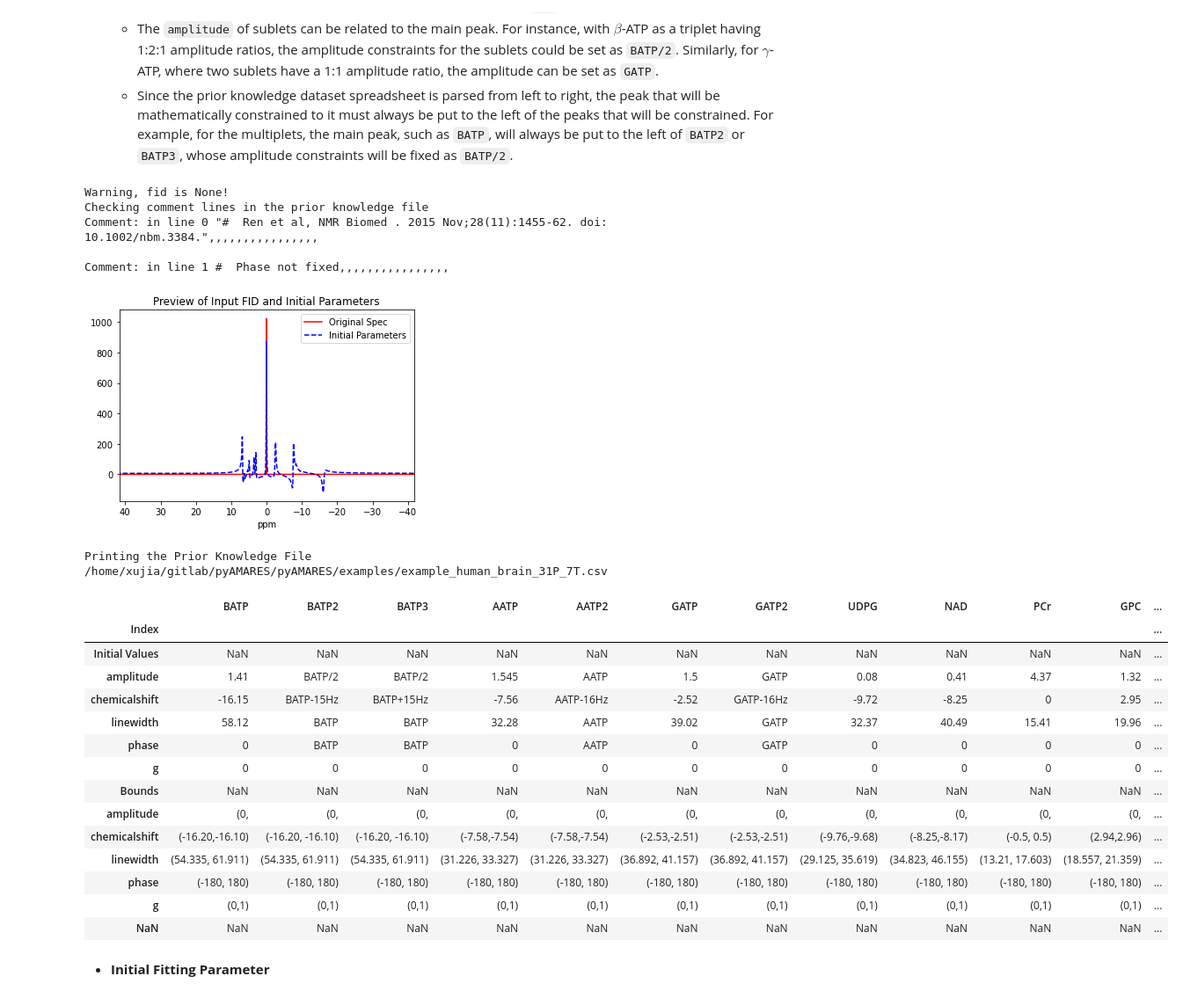
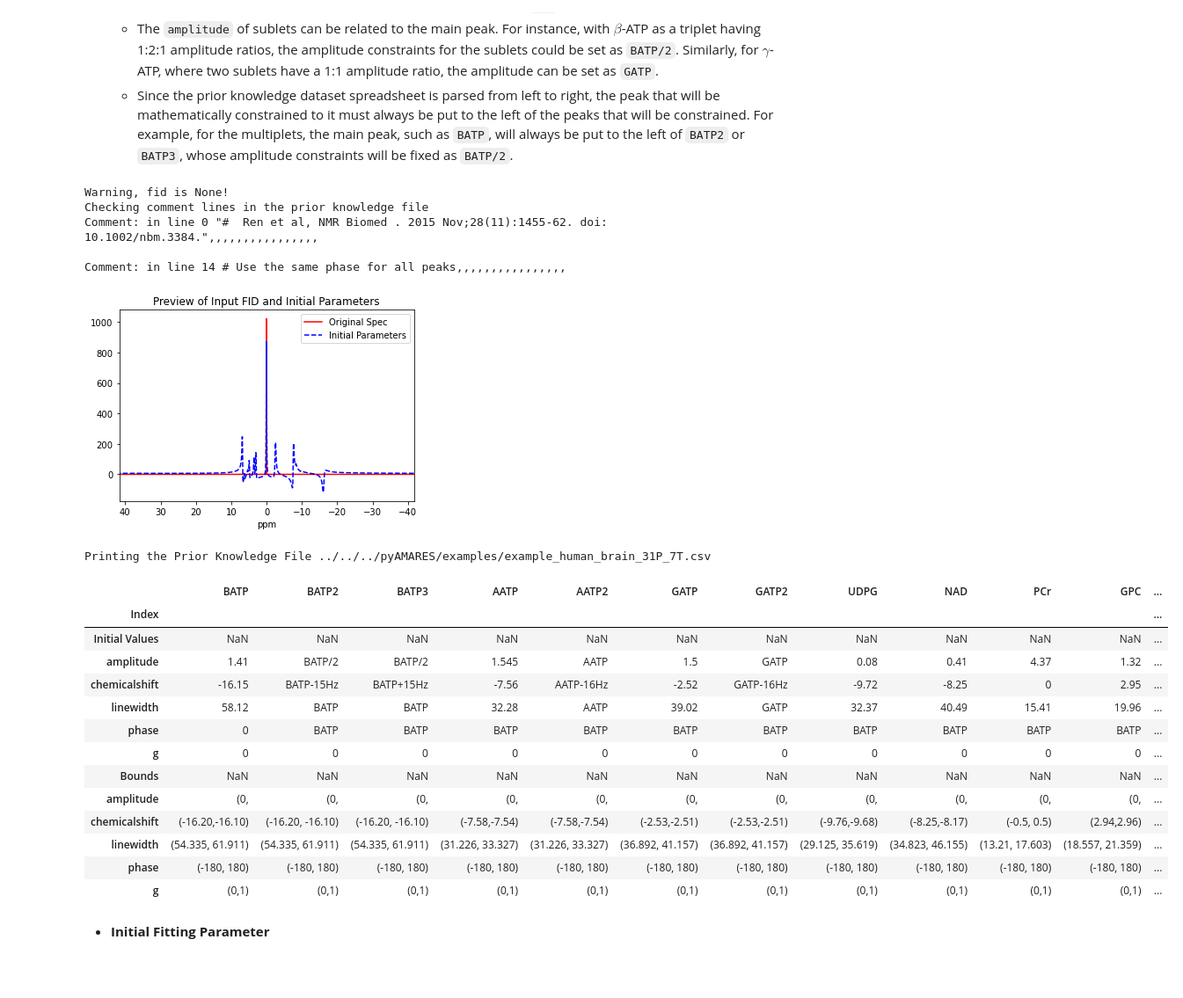
Before and after one commit to HawkMRS/pyAMARES, a Jupyter notebook: docs/source/notebooks/priorknowledge.ipynb, the cells around one changed output. Shown: that part at 88% size. Drawn from its saved outputs; the diff is of its cells as text; code cells hidden in the pictures; blank space fills up the shorter version.

```diff
--- a/docs/source/notebooks/priorknowledge.ipynb
+++ b/docs/source/notebooks/priorknowledge.ipynb
@@ -72,23 +74,23 @@ Printing the Prior Knowledge File /home/xujia/gitlab/pyAMARES/docs/source/notebo
     - Since the prior knowledge dataset spreadsheet is parsed from left to right, the peak that will be mathematically constrained to it must always be put to the left of the peaks that will be constrained. For example, for the multiplets, the main peak, such as `BATP`, will always be put to the left of `BATP2` or `BATP3`, whose amplitude constraints will be fixed as `BATP/2`.
 # %%
 multiplet_obj =  pyAMARES.initialize_FID(fid=None,
-                                priorknowledgefile='/home/xujia/gitlab/pyAMARES/pyAMARES/examples/example_human_brain_31P_7T.csv',
+                                priorknowledgefile='../../../pyAMARES/examples/example_human_brain_31P_7T.csv',
                                 preview=True)
 # %% [output]
 Warning, fid is None!
 Checking comment lines in the prior knowledge file
 Comment: in line 0 "#  Ren et al, NMR Biomed . 2015 Nov;28(11):1455-62. doi: 10.1002/nbm.3384.",,,,,,,,,,,,,,,,
 
-Comment: in line 1 #  Phase not fixed,,,,,,,,,,,,,,,,
+Comment: in line 14 # Use the same phase for all peaks,,,,,,,,,,,,,,,,
 [figure]
-Printing the Prior Knowledge File /home/xujia/gitlab/pyAMARES/pyAMARES/examples/example_human_brain_31P_7T.csv
+Printing the Prior Knowledge File ../../../pyAMARES/examples/example_human_brain_31P_7T.csv
 |  | BATP | BATP2 | BATP3 | AATP | AATP2 | GATP | GATP2 | UDPG | NAD | PCr | GPC | ... |
 | Index |  |  |  |  |  |  |  |  |  |  |  | ... |
 | Initial Values | NaN | NaN | NaN | NaN | NaN | NaN | NaN | NaN | NaN | NaN | NaN | ... |
 | amplitude | 1.41 | BATP/2 | BATP/2 | 1.545 | AATP | 1.5 | GATP | 0.08 | 0.41 | 4.37 | 1.32 | ... |
 | chemicalshift | -16.15 | BATP-15Hz | BATP+15Hz | -7.56 | AATP-16Hz | -2.52 | GATP-16Hz | -9.72 | -8.25 | 0 | 2.95 | ... |
 | linewidth | 58.12 | BATP | BATP | 32.28 | AATP | 39.02 | GATP | 32.37 | 40.49 | 15.41 | 19.96 | ... |
-| phase | 0 | BATP | BATP | 0 | AATP | 0 | GATP | 0 | 0 | 0 | 0 | ... |
+| phase | 0 | BATP | BATP | BATP | BATP | BATP | BATP | BATP | BATP | BATP | BATP | ... |
 | g | 0 | 0 | 0 | 0 | 0 | 0 | 0 | 0 | 0 | 0 | 0 | ... |
 | Bounds | NaN | NaN | NaN | NaN | NaN | NaN | NaN | NaN | NaN | NaN | NaN | ... |
 | amplitude | (0, | (0, | (0, | (0, | (0, | (0, | (0, | (0, | (0, | (0, | (0, | ... |
@@ -96,7 +98,6 @@ Printing the Prior Knowledge File /home/xujia/gitlab/pyAMARES/pyAMARES/examples/
 | linewidth | (54.335, 61.911) | (54.335, 61.911) | (54.335, 61.911) | (31.226, 33.327) | (31.226, 33.327) | (36.892, 41.157) | (36.892, 41.157) | (29.125, 35.619) | (34.823, 46.155) | (13.21, 17.603) | (18.557, 21.359) | ... |
 | phase | (-180, 180) | (-180, 180) | (-180, 180) | (-180, 180) | (-180, 180) | (-180, 180) | (-180, 180) | (-180, 180) | (-180, 180) | (-180, 180) | (-180, 180) | ... |
 | g | (0,1) | (0,1) | (0,1) | (0,1) | (0,1) | (0,1) | (0,1) | (0,1) | (0,1) | (0,1) | (0,1) | ... |
-| NaN | NaN | NaN | NaN | NaN | NaN | NaN | NaN | NaN | NaN | NaN | NaN | ... |
 # %% [markdown]
 - **Initial Fitting Parameter**
 # %%
```
Also changed, not shown: parts of 8 cells of this notebook, 3 other files.
